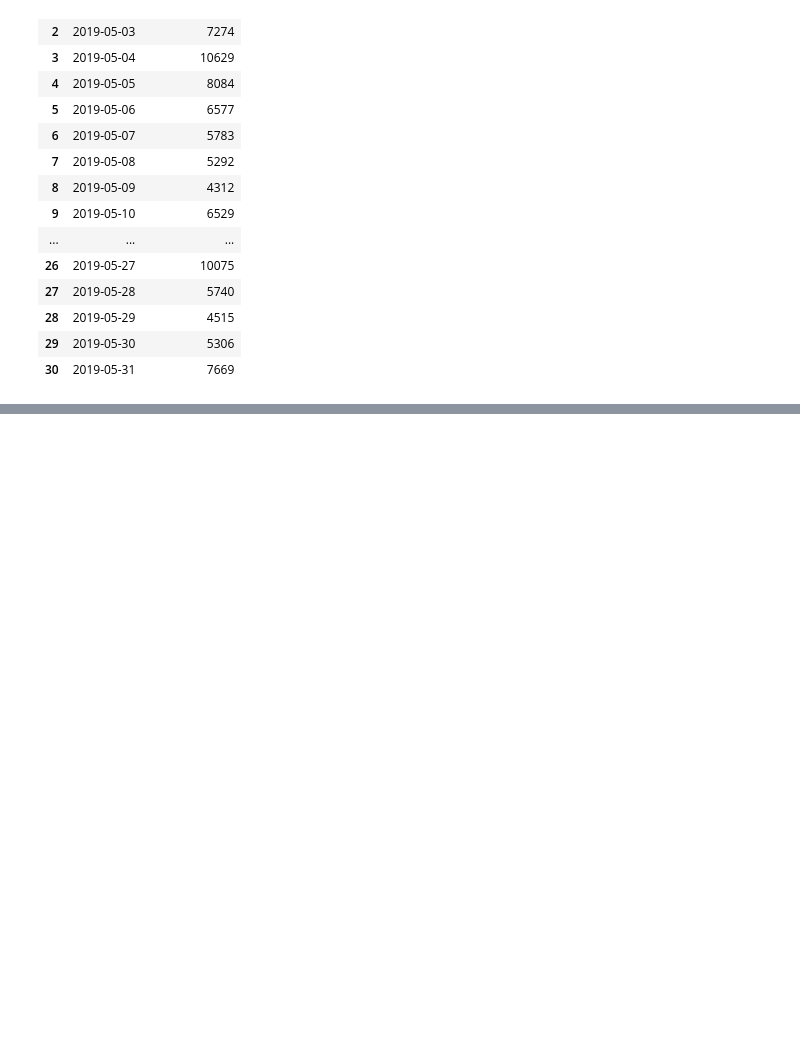
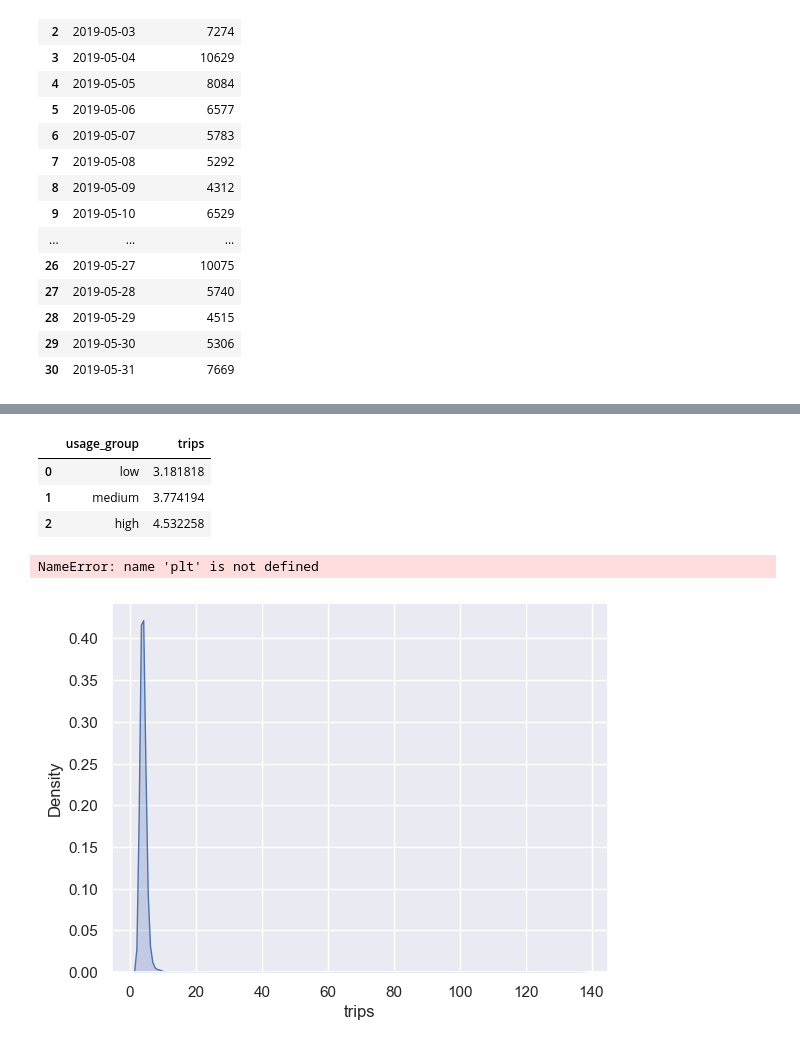
Before and after one commit to NSS-Data-Analytics-Cohort-11/scooters-supreme, a Jupyter notebook: notebook/scooters.ipynb, the cells around one changed output, grey strips where cells are left out. Drawn from its saved outputs; the diff is of its cells as text; code cells hidden in the pictures; blank space fills up the shorter version.

```diff
--- a/notebook/scooters.ipynb
+++ b/notebook/scooters.ipynb
@@ -320,0 +420,2 @@ trips.head()
+# %%
+avg_trips = trips_per_unit.groupby('unit')['trips'].mean()
@@ -320,0 +438,2 @@ trips.head()
+# %%
+avg_trips_df = pd.DataFrame(avg_trips)
@@ -320,0 +471,2 @@ trips.head()
+# %%
+avg_trips_over_3 = avg_trips_df[avg_trips_df['trips'] >= 3].sort_values(by = 'trips', ascending=False)
@@ -320,0 +490,17 @@ trips.head()
+# %%
+avg_trips_over_3['usage_group'] = pd.qcut(avg_trips_over_3['trips'],
+                            q = 3, labels = ['low', 'medium', 'high'])
+# %%
+avg_trips_over_3.groupby('usage_group')['trips'].median().reset_index()
+# %% [output]
+|  | usage_group | trips |
+| 0 | low | 3.181818 |
+| 1 | medium | 3.774194 |
+| 2 | high | 4.532258 |
+# %%
+sns.set_theme(style="darkgrid")
+sns.kdeplot(avg_trips_over_3['trips'], fill=True)
+plt.show()
+# %% [output]
+NameError: name 'plt' is not defined
+[figure, added]
```
Also changed, not shown: parts of 50 cells of this notebook.
